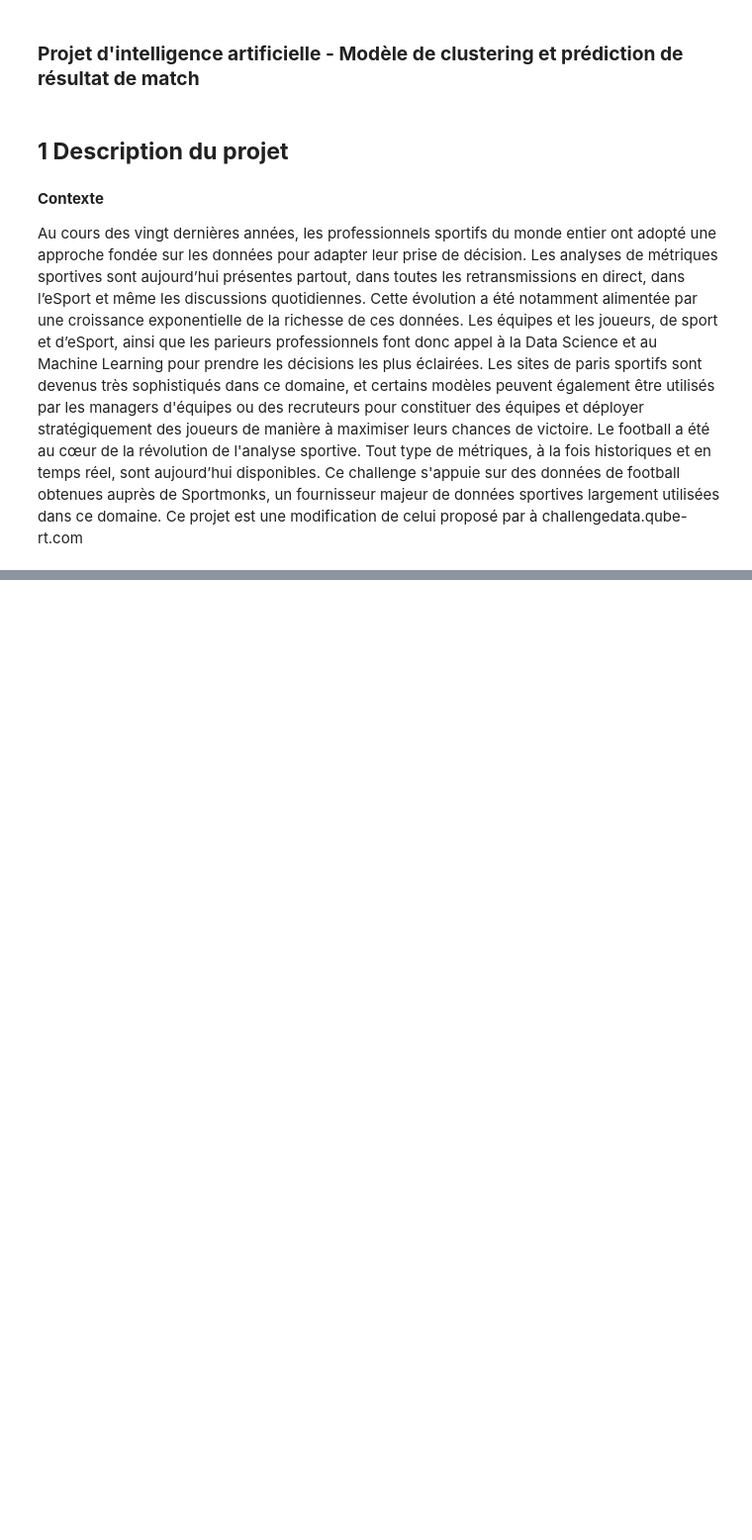
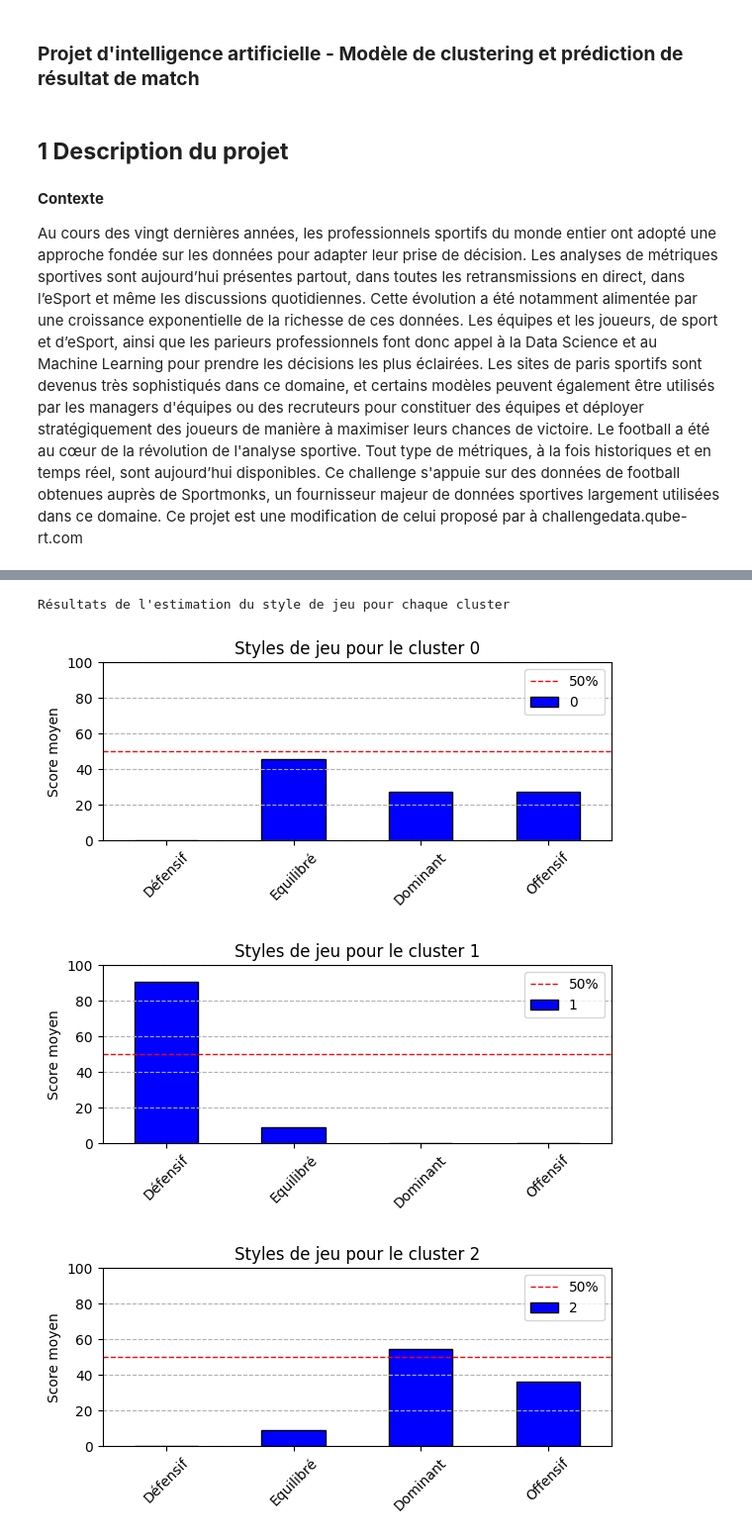
Before and after one commit to VincentDubuisson/Intelligence_Artificielle_Projet_Challenge_QRT, a Jupyter notebook: IA_Projet.ipynb, the cells around one changed output, grey strips where cells are left out. Shown at 99% size. Saved outputs shown, nothing was run; the diff lists cells and outputs as text; code cells hidden in the pictures; blank space fills up the shorter version.

```diff
--- a/IA_Projet.ipynb
+++ b/IA_Projet.ipynb
@@ -19,0 +184,11 @@ Les données couvrent de nombreuses ligues dans le monde entier ainsi que diffé
+# %%
+data_clustering = data_teams[variables_teams].copy()
+data_clustering.dropna(inplace=True)
+
+kmeans = KMeans(n_clusters = 4, random_state = 0)
+kmeans.fit(data_clustering)
+
+data_clustering = data_teams.loc[data_clustering.index].copy()
+data_clustering["CLUSTER"] = kmeans.labels_
+
+print(data_clustering["CLUSTER"].value_counts().sort_index())
@@ -19,0 +204,4 @@ Les données couvrent de nombreuses ligues dans le monde entier ainsi que diffé
+# %%
+summary = data_clustering.groupby("CLUSTER")[variables_teams].mean()
+summary["STYLE_JEU"] = ""
+print(summary.round(2))
@@ -19,0 +233,44 @@ Les données couvrent de nombreuses ligues dans le monde entier ainsi que diffé
+# %%
+# Initialisation des scores
+cluster_style_scores = pd.DataFrame(index=summary.index, columns=styles).fillna(0)
+pd.set_option('future.no_silent_downcasting', True) # évite un message "d'erreur" d'une utilisation de commande bientôt dépassée
+
+# Remplissage des scores
+for var in variables_teams:
+    cluster_ranking = summary[var].rank(ascending=True, method="first").astype(int) - 1  # de 0 (faible) à 3 (fort)
+
+    # Association du rang du cluster au style de jeu correspondant
+    style_ranking = style_scoring[var]
+    style_by_score = sorted(style_ranking.items(), key=lambda x: x[1])  # Liste ordonnée par score
+
+    # Attribution d'un style dominant au cluster pour cette variable
+    for cluster in summary.index:
+        style = style_by_score[cluster_ranking[cluster]][0]
+        cluster_style_scores.loc[cluster, style] += 1
+        # pour chaque variable, chaque cluster reçoit +1 point pour un style.
+
+# Calcul du pourcentage moyen de styles par cluster
+cluster_style_scores_mean = cluster_style_scores / len(variables_teams) * 100
+cluster_style_scores_mean = cluster_style_scores_mean.astype(float).round(1)
+
+# Création des histogrammes pour chaque cluster
+print("Résultats de l'estimation du style de jeu pour chaque cluster")
+for cluster_id in cluster_style_scores_mean.index:
+    style_scores = cluster_style_scores_mean.loc[cluster_id]
+
+    plt.figure(figsize=(6, 3))
+    style_scores.plot(kind='bar', color='blue', edgecolor='black')
+    plt.title(f'Styles de jeu pour le cluster {cluster_id}')
+    plt.ylabel('Score moyen')
+    plt.ylim(0, 100)
+    plt.xticks(rotation=45)
+    plt.grid(axis='y', linestyle='--')
+    plt.axhline(y=50, color='r', linestyle='--', linewidth=1, label='50%')
+    plt.legend()
+    plt.tight_layout()
+    plt.show()
+# %% [output]
+Résultats de l'estimation du style de jeu pour chaque cluster
+[figure, added]
+[figure, added]
+[figure, added]
```
Also changed, not shown: parts of 50 cells of this notebook.
